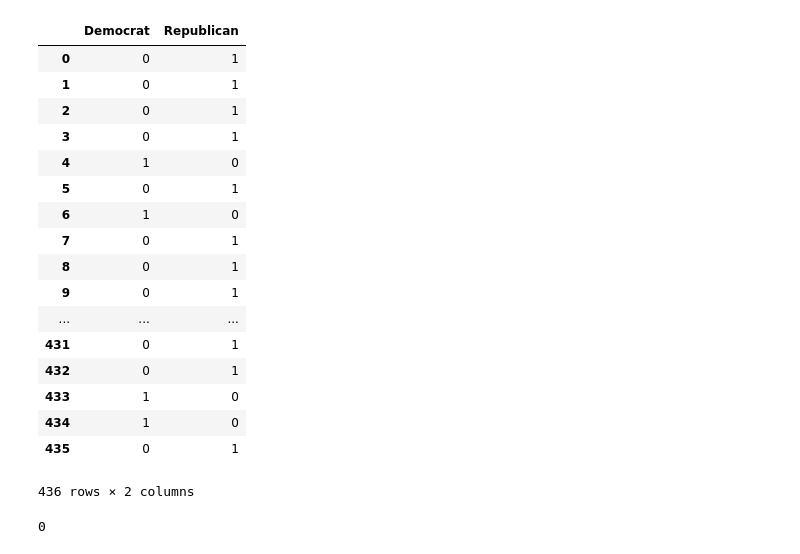
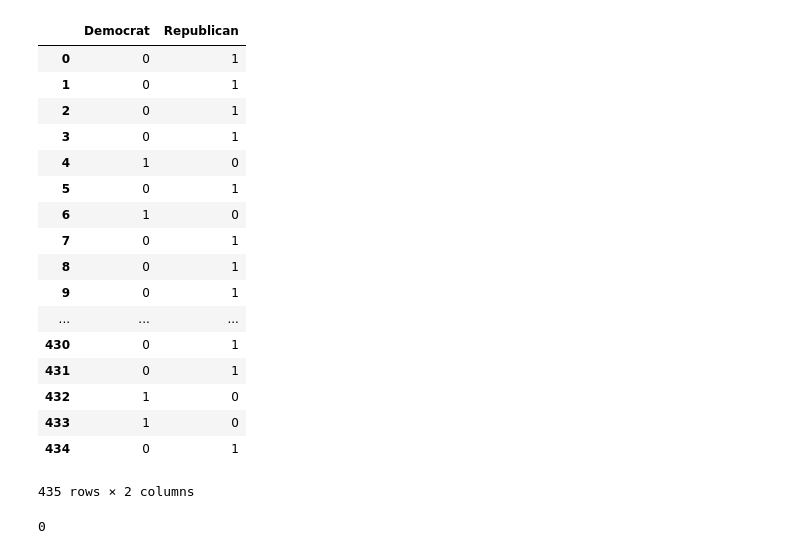
Before and after one commit to randallpl/Election_Predictor_CSC180, a Jupyter notebook: csc180fproj.ipynb, the cells around one changed output. Drawn from its saved outputs; the diff is of its cells as text; code cells hidden in the pictures.

```diff
--- a/csc180fproj.ipynb
+++ b/csc180fproj.ipynb
@@ -66,4 +68,6 @@ def fix_table(df,dropig=True):
     df = df.astype({"Id2" : int})
     if dropig:
         df = df.drop(['Id','Geography'],axis=1)
+    #drop DC and PR elections (they are for non-voting delagates) and cause lots of problems
+    df.drop(df[df['Id2']%100==98].index, inplace=True)
     return df
@@ -73,32 +80,37 @@ dp2  = pd.read_csv('census_data/DEC_00_110S_DP2_with_ann.csv', encoding="utf-8")
 dp3  = pd.read_csv('census_data/DEC_00_110S_DP3_with_ann.csv', encoding="utf-8")
 dp4  = pd.read_csv('census_data/DEC_00_110S_DP4_with_ann.csv', encoding="utf-8")
 h002 = pd.read_csv('census_data/DEC_00_110H_H002_with_ann.csv', encoding="utf-8")
-res  = pd.read_csv('census_data/election_results.csv', encoding="utf-8")
 
 #fix headers
-dp1  = fix_table(dp1,False)
+dp1  = fix_table(dp1, False)
 dp2  = fix_table(dp2)
 dp3  = fix_table(dp3)
 dp4  = fix_table(dp4)
 h002 = fix_table(h002)
-res  = fix_table(res)
 
 df = dp1.copy()
 df = df.merge(dp2,on="Id2")
 df = df.merge(dp3,on="Id2")
 df = df.merge(dp4,on="Id2")
 df = df.merge(h002,on="Id2")
-df = df.merge(res,on="Id2")
 
 #fix typo in header
 df.rename(columns={'Rural' : 'Rural:'},inplace=True)
 
 #Cleaning useless columns
 df.drop('Id', axis=1, inplace=True)
-df.drop('Id2', axis=1, inplace=True)
+#df.drop('Id2', axis=1, inplace=True)
 df.drop('Geography', axis=1, inplace=True)
 df.drop('Not defined for this file', axis=1, inplace=True)
 nunique = df.apply(pd.Series.nunique)
 cols_to_drop = nunique[nunique == 1].index
 df.drop(cols_to_drop, axis=1,inplace=True)
 df.drop(list(df.filter(regex = 'Percent;')), axis = 1, inplace = True)
+
+#fix types
+df = df.astype(float)
+df = df.astype({"Id2" : int})
+
+#DONT OVERWRITE df IT NEEDS TO BE USED BY MULTIPLE MODELS AND EACH WILL WILL MAKE ITS OWN MODIFICATIONS TO DF
+#get a copy using 'copy_of_df = df.copy()'
+df
@@ -169,0 +163,6 @@ winner
+# %%
+res  = pd.read_csv('census_data/election_results.csv', encoding="utf-8")
+res  = fix_table(res)
+res = res.reset_index()
+res.drop('index', axis=1, inplace=True)
+res
@@ -170,35 +270,41 @@ winner
 # %%
+#First we make a copy of the input dataframe
+#and join the results table(and then get rid of the Id2 column, b/c it will not be needed)
+ddf = df.copy()
+ddf = ddf.merge(res, on="Id2")
+ddf.drop("Id2", axis=1, inplace=True)
+
 #Encodes Democrat and Republican winners in a 2d array in 'outputs' this will go to our classification model
 #Encodes Democrat Winners as 1 and Republican winners as 0 in a 1d array in 'winners' this will go to the logistic regression model for feature importance
-winners = df.filter(['winner'])
+winners = ddf.filter(['winner'])
 encoder = preprocessing.LabelBinarizer()
 encoder.fit(['D','R'])
 winners['result'] = encoder.transform(winners['winner'])
 winners['result'] = np.logical_xor(winners['result'],1).astype(int)
 winners.drop('winner', axis=1, inplace=True)
 outputs = winners.copy()
 outputs.columns = ['Democrat']
 outputs['Republican'] = np.logical_xor(outputs['Democrat'],1).astype(int)
-df.drop('winner', axis=1, inplace=True)
+ddf.drop('winner', axis=1, inplace=True)
 outputs
 # %% [output]
 |  | Democrat | Republican |
 | 0 | 0 | 1 |
 | 1 | 0 | 1 |
 | 2 | 0 | 1 |
 | 3 | 0 | 1 |
 | 4 | 1 | 0 |
 | 5 | 0 | 1 |
 | 6 | 1 | 0 |
 | 7 | 0 | 1 |
 | 8 | 0 | 1 |
 | 9 | 0 | 1 |
 | ... | ... | ... |
+| 430 | 0 | 1 |
 | 431 | 0 | 1 |
-| 432 | 0 | 1 |
+| 432 | 1 | 0 |
 | 433 | 1 | 0 |
-| 434 | 1 | 0 |
-| 435 | 0 | 1 |
+| 434 | 0 | 1 |
-436 rows × 2 columns
+435 rows × 2 columns
 # %%
 #Check dataframe for NAN values
```
Also changed, not shown: parts of 27 cells of this notebook, 2 other files.
